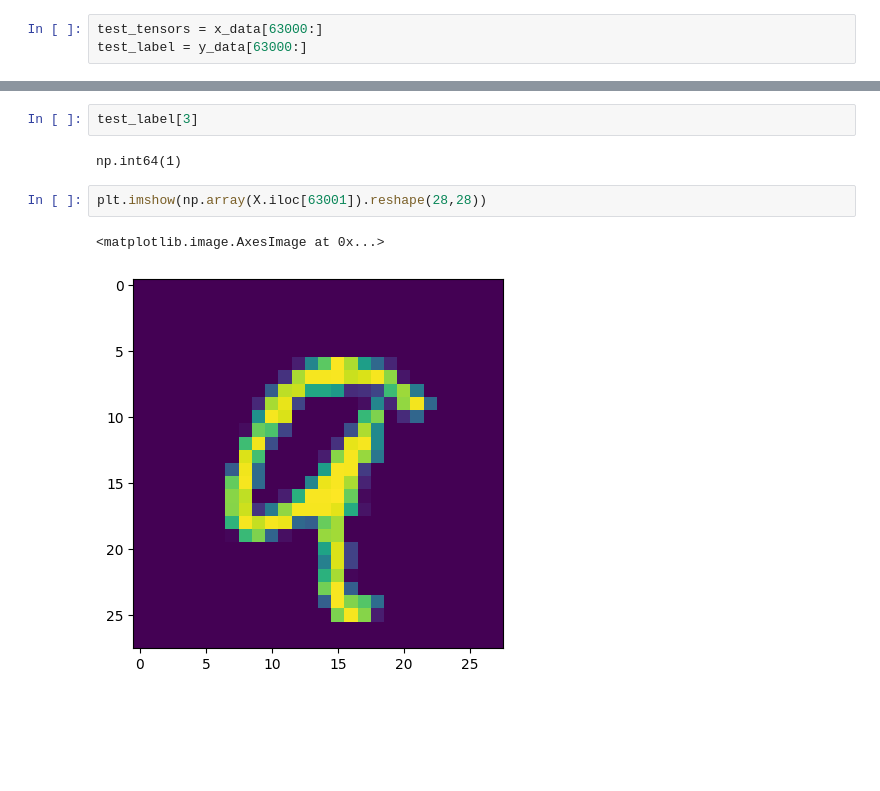
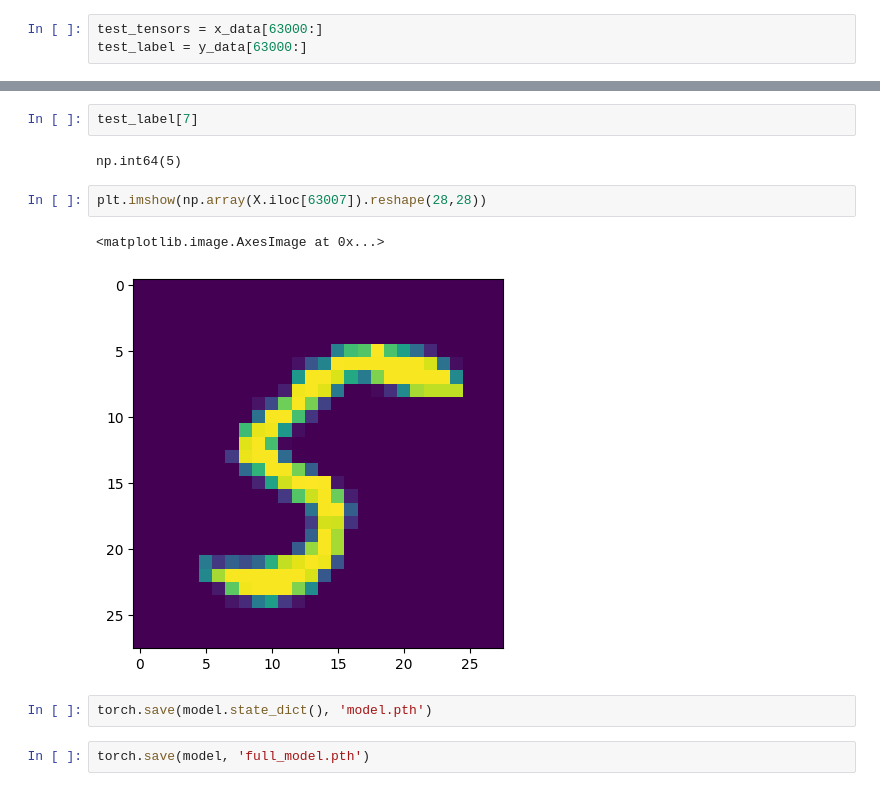
Before and after one commit to HerbSek/MNIST-Deep-Learning, a Jupyter notebook: MNIST_pytorch.ipynb, the cells around one changed output, grey strips where cells are left out. Cells and saved outputs as stored; diff of their text form; blank space fills up the shorter version.

Commit message:
saved model

```diff
--- a/MNIST_pytorch.ipynb
+++ b/MNIST_pytorch.ipynb
@@ -259,9 +257,13 @@ tensor([8])
 # %%
-test_label[3]
+test_label[7]
 # %% [output]
-np.int64(1)
+np.int64(5)
 # %%
-plt.imshow(np.array(X.iloc[63001]).reshape(28,28))
+plt.imshow(np.array(X.iloc[63007]).reshape(28,28))
 # %% [output]
 <matplotlib.image.AxesImage at 0x...>
-[figure, old version]
+[figure, new version]
+# %%
+torch.save(model.state_dict(), 'model.pth')
+# %%
+torch.save(model, 'full_model.pth')
```
Also changed, not shown: parts of 3 cells of this notebook, 2 other files.
